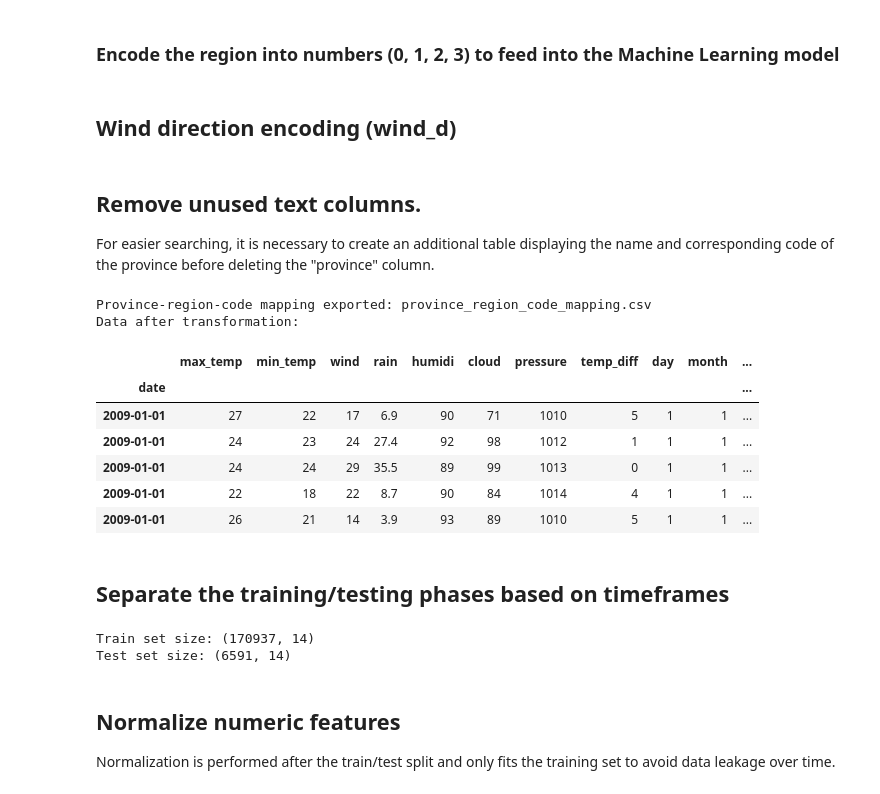
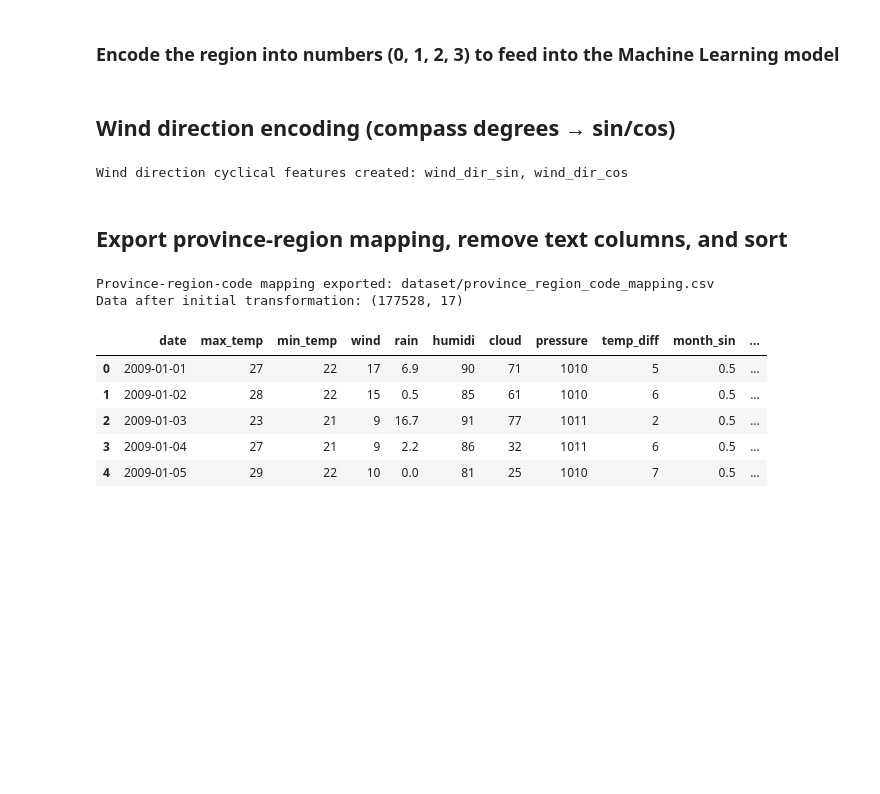
Before and after one commit to LieuDinh/ML-Weather-forecast, a Jupyter notebook: integrate&clean_data.ipynb, the cells around one changed output. Drawn from its saved outputs; the diff is of its cells as text; code cells hidden in the pictures; blank space fills up the shorter version.

Commit message:
Update clean and transform data

```diff
--- a/integrate&clean_data.ipynb
+++ b/integrate&clean_data.ipynb
@@ -337,4 +339,9 @@ All data within valid ranges
 # %%
-weather['day'] = weather.index.day
-weather['month'] = weather.index.month
-weather['year'] = weather.index.year
+# Cyclical encoding for month and day-of-year
+day_of_year = weather.index.dayofyear
+weather['month_sin'] = np.sin(2 * np.pi * weather.index.month / 12)
+weather['month_cos'] = np.cos(2 * np.pi * weather.index.month / 12)
+weather['day_sin'] = np.sin(2 * np.pi * day_of_year / 365)
+weather['day_cos'] = np.cos(2 * np.pi * day_of_year / 365)
+
+print("Cyclical features created: month_sin, month_cos, day_sin, day_cos")
@@ -364,38 +373,52 @@ weather['region_encoded'] = le_region.fit_transform(weather['region'])
 le_province = LabelEncoder()
 weather['province_encoded'] = le_province.fit_transform(weather['province'])
 # %% [markdown]
-## Wind direction encoding (wind_d)
+## Wind direction encoding (compass degrees → sin/cos)
 # %%
-le_wind = LabelEncoder()
-weather['wind_d_encoded'] = le_wind.fit_transform(weather['wind_d'])
+# Wind direction → compass degrees → sin/cos
+wind_dir_degrees = {
+    "N": 0, "NNE": 22.5, "NE": 45, "ENE": 67.5,
+    "E": 90, "ESE": 112.5, "SE": 135, "SSE": 157.5,
+    "S": 180, "SSW": 202.5, "SW": 225, "WSW": 247.5,
+    "W": 270, "WNW": 292.5, "NW": 315, "NNW": 337.5,
+}
+
+weather['wind_deg'] = weather['wind_d'].map(wind_dir_degrees)
+weather['wind_dir_sin'] = np.sin(np.deg2rad(weather['wind_deg']))
+weather['wind_dir_cos'] = np.cos(np.deg2rad(weather['wind_deg']))
+weather = weather.drop(columns=['wind_deg'])
+
+print("Wind direction cyclical features created: wind_dir_sin, wind_dir_cos")
+# %% [output]
+Wind direction cyclical features created: wind_dir_sin, wind_dir_cos
 # %% [markdown]
-## Remove unused text columns.
-
-For easier searching, it is necessary to create an additional table displaying the name and corresponding code of the province before deleting the "province" column.
+## Export province-region mapping, remove text columns, and sort
 # %%
+# Province-region mapping export
 province_region_mapping = (
     weather[['province', 'region', 'province_encoded', 'region_encoded']]
     .drop_duplicates()
     .sort_values(['region_encoded', 'province_encoded'])
     .reset_index(drop=True)
 )
+province_region_mapping.to_csv('dataset/province_region_code_mapping.csv', index=False, encoding='utf-8-sig')
+print("Province-region-code mapping exported: dataset/province_region_code_mapping.csv")
 
-province_region_mapping.to_csv('dataset/province_region_code_mapping.csv', index=False, encoding='utf-8-sig')
+# Remove text columns no longer needed for modeling
+weather_transformed = weather.drop(columns=['province', 'wind_d', 'region'])
 
-print("Province-region-code mapping exported: province_region_code_mapping.csv")
+# Reset index to make date a column, then sort by province_encoded and date
+weather_transformed = weather_transformed.reset_index()
+weather_transformed = weather_transformed.sort_values(['province_encoded', 'date']).reset_index(drop=True)
 
-weather_transformed = weather.drop(columns=['province', 'wind_d', 'region'])
-print("Data after transformation:")
+print(f"Data after initial transformation: {weather_transformed.shape}")
 display(weather_transformed.head())
 # %% [output]
-Province-region-code mapping exported: province_region_code_mapping.csv
-Data after transformation:
+Province-region-code mapping exported: dataset/province_region_code_mapping.csv
+Data after initial transformation: (177528, 17)
-|  | max_temp | min_temp | wind | rain | humidi | cloud | pressure | temp_diff | day | month | ... |
-| date |  |  |  |  |  |  |  |  |  |  | ... |
-| 2009-01-01 | 27 | 22 | 17 | 6.9 | 90 | 71 | 1010 | 5 | 1 | 1 | ... |
-| 2009-01-01 | 24 | 23 | 24 | 27.4 | 92 | 98 | 1012 | 1 | 1 | 1 | ... |
-| 2009-01-01 | 24 | 24 | 29 | 35.5 | 89 | 99 | 1013 | 0 | 1 | 1 | ... |
-| 2009-01-01 | 22 | 18 | 22 | 8.7 | 90 | 84 | 1014 | 4 | 1 | 1 | ... |
-| 2009-01-01 | 26 | 21 | 14 | 3.9 | 93 | 89 | 1010 | 5 | 1 | 1 | ... |
+|  | date | max_temp | min_temp | wind | rain | humidi | cloud | pressure | temp_diff | month_sin | ... |
+| 0 | 2009-01-01 | 27 | 22 | 17 | 6.9 | 90 | 71 | 1010 | 5 | 0.5 | ... |
+| 1 | 2009-01-02 | 28 | 22 | 15 | 0.5 | 85 | 61 | 1010 | 6 | 0.5 | ... |
+| 2 | 2009-01-03 | 23 | 21 | 9 | 16.7 | 91 | 77 | 1011 | 2 | 0.5 | ... |
+| 3 | 2009-01-04 | 27 | 21 | 9 | 2.2 | 86 | 32 | 1011 | 6 | 0.5 | ... |
+| 4 | 2009-01-05 | 29 | 22 | 10 | 0.0 | 81 | 25 | 1010 | 7 | 0.5 | ... |
-# %% [markdown]
-## Separate the training/testing phases based on timeframes
@@ -405,10 +424,0 @@ test_data = weather_transformed[weather_transformed.index >= '2021-01-01']
-# %%
-print(f"\nTrain set size: {train_data.shape}")
-print(f"Test set size: {test_data.shape}")
-# %% [output]
-Train set size: (170937, 14)
-Test set size: (6591, 14)
-# %% [markdown]
-## Normalize numeric features
-
-Normalization is performed after the train/test split and only fits the training set to avoid data leakage over time.
```
Also changed, not shown: parts of 22 cells of this notebook, 12 other files.
